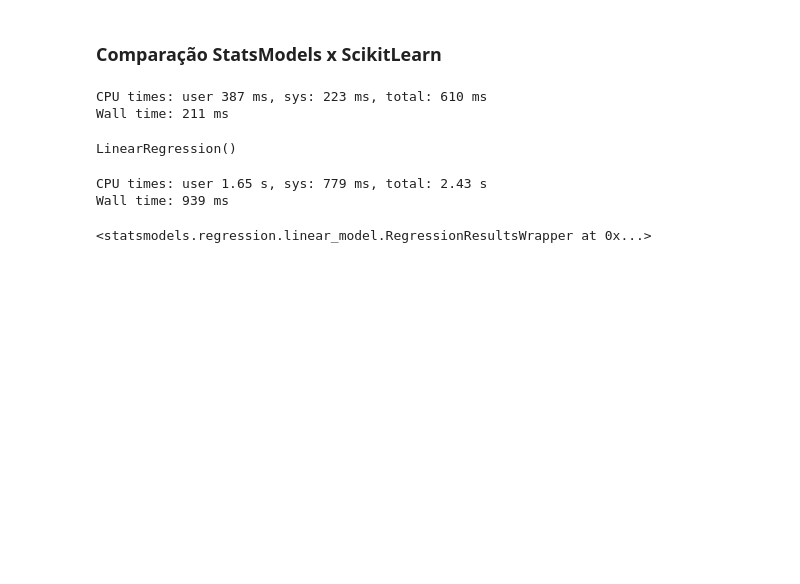
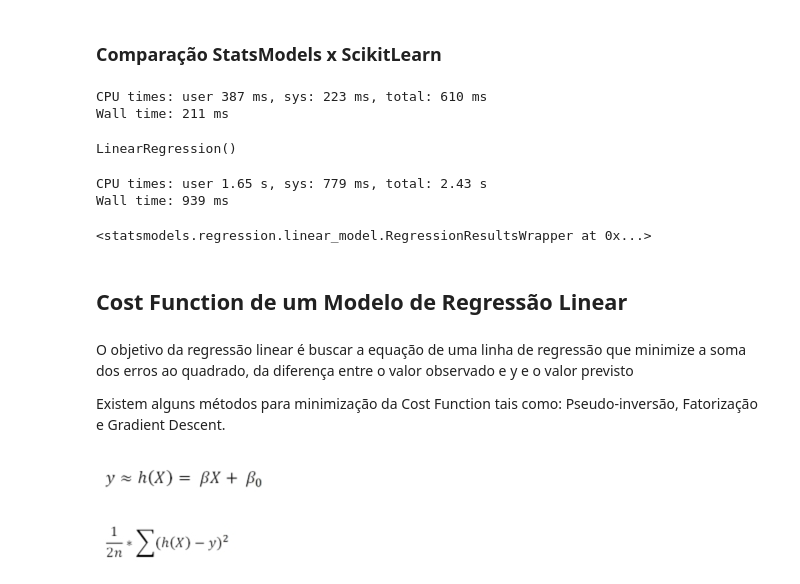
Before and after one commit to michelaap/notebooks, a Jupyter notebook: machine-learning/regressao_linear_simples.ipynb, the cells around one changed output. Cells and saved outputs as stored; diff of their text form; code cells hidden in the pictures; blank space fills up the shorter version.

Commit message:
add cost function

```diff
--- a/machine-learning/regressao_linear_simples.ipynb
+++ b/machine-learning/regressao_linear_simples.ipynb
@@ -276,3 +276,19 @@ sm_linear_regression.fit()
 CPU times: user 1.65 s, sys: 779 ms, total: 2.43 s
 Wall time: 939 ms
 <statsmodels.regression.linear_model.RegressionResultsWrapper at 0x...>
+# %% [markdown]
+## Cost Function de um Modelo de Regressão Linear
+# %% [markdown]
+O objetivo da regressão linear é buscar a equação de uma linha de regressão que minimize a soma dos erros ao quadrado, da diferença entre o valor observado e y e o valor previsto
+
+Existem alguns métodos para minimização da Cost Function tais como: Pseudo-inversão, Fatorização e Gradient Descent.
+# %%
+from IPython.display import Image
+Image('./images/formula-regressao.png')
+# %% [output]
+[figure, added]
+# %%
+from IPython.display import Image
+Image('./images/formula-cost-function.png')
+# %% [output]
+[figure, added]
```
Also changed, not shown: parts of 8 cells of this notebook, 3 other files.
